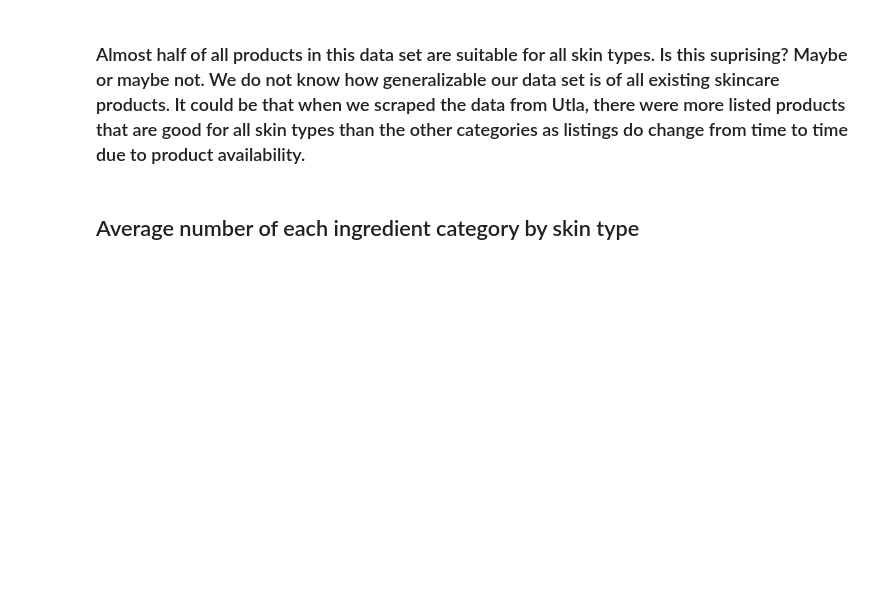
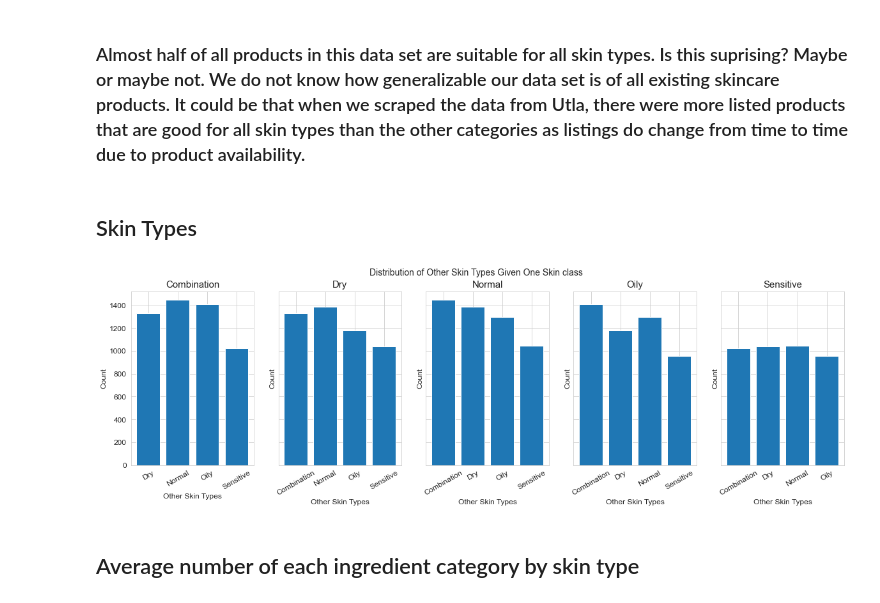
Before and after one commit to ZaneFadul/skincare_classification, a Jupyter notebook: 2.Preprocessing/Step3_Exploratory_Analysis.ipynb, the cells around one changed output. Drawn from its saved outputs; the diff is of its cells as text; code cells hidden in the pictures; blank space fills up the shorter version.

Commit message:
add conditional count plot

```diff
--- a/2.Preprocessing/Step3_Exploratory_Analysis.ipynb
+++ b/2.Preprocessing/Step3_Exploratory_Analysis.ipynb
@@ -146,6 +146,68 @@ data.Target.value_counts()
 Name: Target, dtype: int64
 # %% [markdown]
 ### Almost half of all products in this data set are suitable for all skin types. Is this suprising? Maybe or maybe not. We do not know how generalizable our data set is of all existing skincare products. It could be that when we scraped the data from Utla, there were more listed products that are good for all skin types than the other categories as listings do change from time to time due to product availability.
+# %% [markdown]
+## Skin Types
+# %%
+## function to count each skin type give a skin label
+def Count_type(skin_class):
+    Counts = {}
+    for s in s_type:
+        if s != skin_class:
+            Counts[s] = len(data[(data[skin_class] == 1) & (data[s] == 1)])
+        #count = len(data[(data.Combination == 1) & (data[s] == 1)])
+    types = list(Counts.keys())
+    counts = list(Counts.values())
+    return types, counts
+# %%
+fig, axs = plt.subplots(1, 5, figsize=(20, 5), sharey=True)
+title = fig.suptitle("Distribution of Other Skin Types Given One Skin class", fontsize=14)
+fig.subplots_adjust(top=0.88, wspace=0.2)
+
+# Combination
+axs[0].set_title("Combination", fontsize = 15)
+axs[0].set_xlabel("Other Skin Types", fontsize = 12)
+axs[0].set_ylabel("Count", fontsize = 12)
+types, counts = Count_type('Combination')
+axs[0].set_xticklabels(types, rotation=30)
+axs[0].tick_params(axis='both', which='major', labelsize=12)
+axs[0].bar(types, counts)
+
+# Dry
+axs[1].set_title("Dry", fontsize = 15)
+axs[1].set_xlabel("Other Skin Types", fontsize = 12)
+axs[1].set_ylabel("Count", fontsize = 12)
+types, counts = Count_type('Dry')
+axs[1].tick_params(axis='both', which='major', labelsize=12, rotation=30)
+axs[1].bar(types, counts)
+
+# Normal
+axs[2].set_title("Normal", fontsize = 15)
+axs[2].set_xlabel("Other Skin Types", fontsize = 12)
+axs[2].set_ylabel("Count", fontsize = 12)
+types, counts = Count_type('Normal')
+axs[2].tick_params(axis='both', which='major', labelsize=12, rotation=30)
+axs[2].bar(types, counts)
+
+# Oliy
+axs[3].set_title("Oily", fontsize = 15)
+axs[3].set_xlabel("Other Skin Types", fontsize = 12)
+axs[3].set_ylabel("Count", fontsize = 12)
+types, counts = Count_type('Oily')
+axs[3].tick_params(axis='both', which='major', labelsize=12, rotation=30)
+axs[3].bar(types, counts)
+
+# Sensitive
+axs[4].set_title("Sensitive",fontsize = 15)
+axs[4].set_xlabel("Other Skin Types", fontsize = 12)
+axs[4].set_ylabel("Count", fontsize = 12)
+types, counts = Count_type('Sensitive')
+axs[4].tick_params(axis='both', which='major', labelsize=12, rotation=30)
+axs[4].bar(types, counts)
+
+fig.savefig("conditionalCounts.png")
+# %% [output]
+[figure, added]
 # %% [markdown]
 ## Average number of each ingredient category by skin type
 # %%
```
Also changed, not shown: parts of 1 cell of this notebook, 1 other file.
